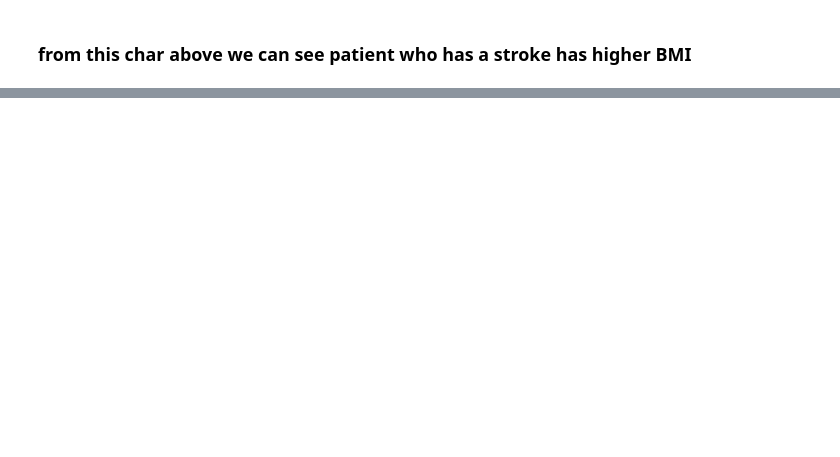
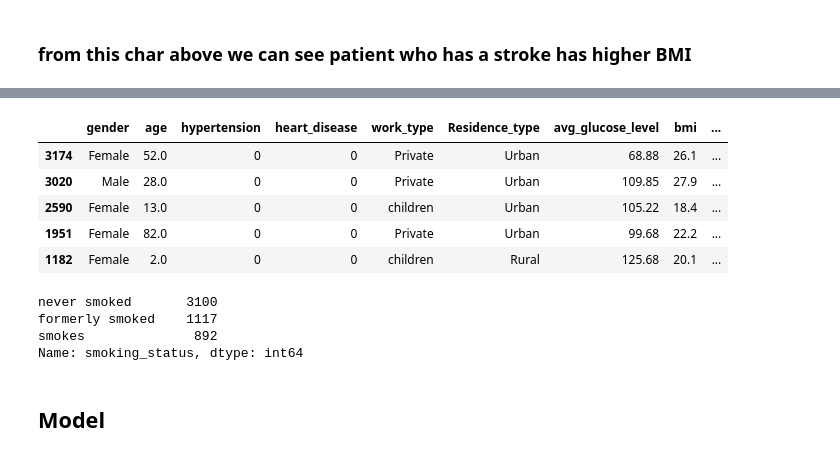
Before and after one commit to bmmukhridin/ML-Stroke-Prediction, a Jupyter notebook: project 2 part 1.ipynb, the cells around one changed output, grey strips where cells are left out. Saved outputs shown, nothing was run; the diff lists cells and outputs as text; code cells hidden in the pictures; blank space fills up the shorter version.

```diff
--- a/project 2 part 1.ipynb
+++ b/project 2 part 1.ipynb
@@ -264,0 +518,10 @@ plt.show()
+# %%
+# Double check
+test_df_smoke.sample(5)
+# %% [output]
+|  | gender | age | hypertension | heart_disease | work_type | Residence_type | avg_glucose_level | bmi | ... |
+| 3174 | Female | 52.0 | 0 | 0 | Private | Urban | 68.88 | 26.1 | ... |
+| 3020 | Male | 28.0 | 0 | 0 | Private | Urban | 109.85 | 27.9 | ... |
+| 2590 | Female | 13.0 | 0 | 0 | children | Urban | 105.22 | 18.4 | ... |
+| 1951 | Female | 82.0 | 0 | 0 | Private | Urban | 99.68 | 22.2 | ... |
+| 1182 | Female | 2.0 | 0 | 0 | children | Rural | 125.68 | 20.1 | ... |
@@ -264,0 +531,8 @@ plt.show()
+# %%
+# Triple check
+df_eng_final["smoking_status"].value_counts()
+# %% [output]
+never smoked       3100
+formerly smoked    1117
+smokes              892
+Name: smoking_status, dtype: int64
@@ -264,0 +659,2 @@ plt.show()
+# %% [markdown]
+## Model
```
Also changed, not shown: parts of 33 cells of this notebook.
